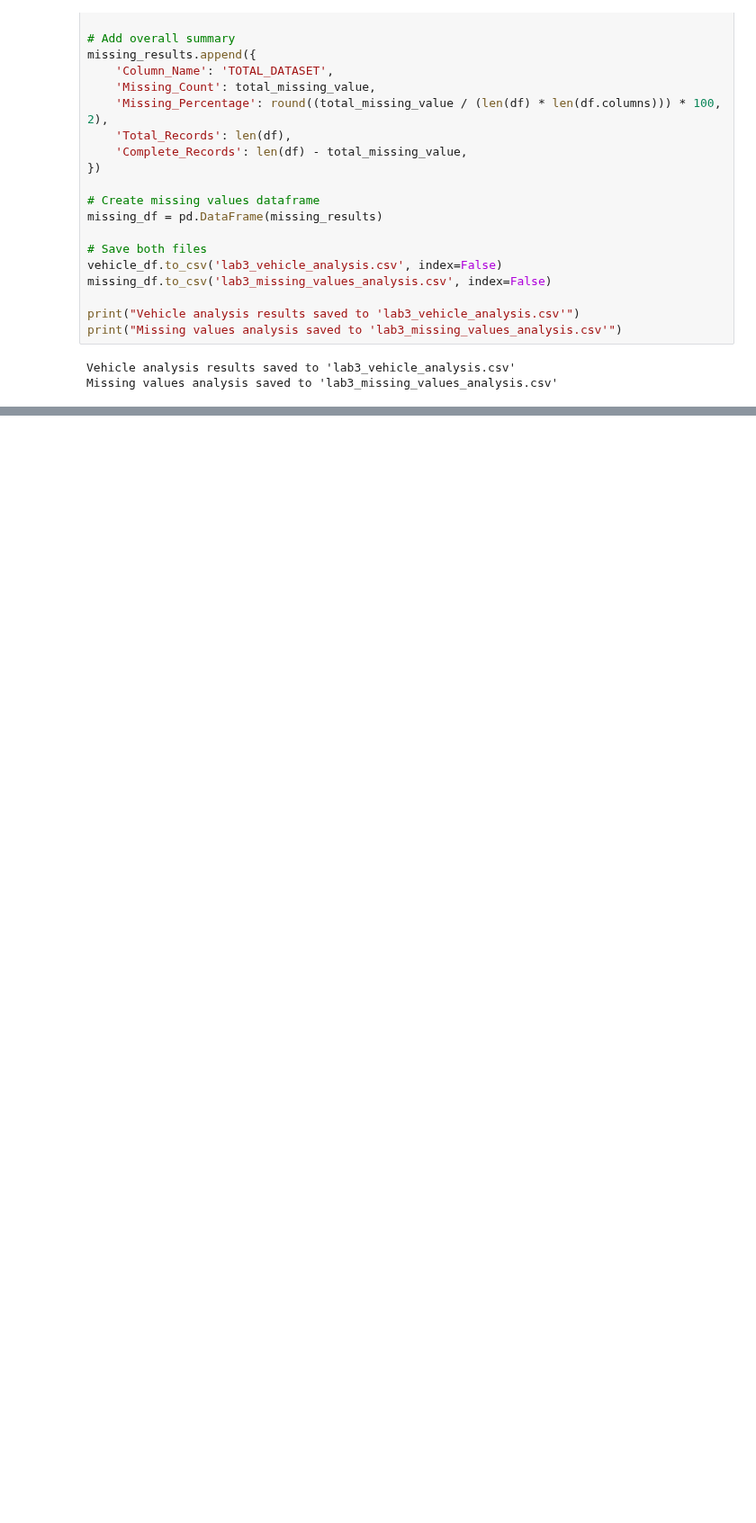
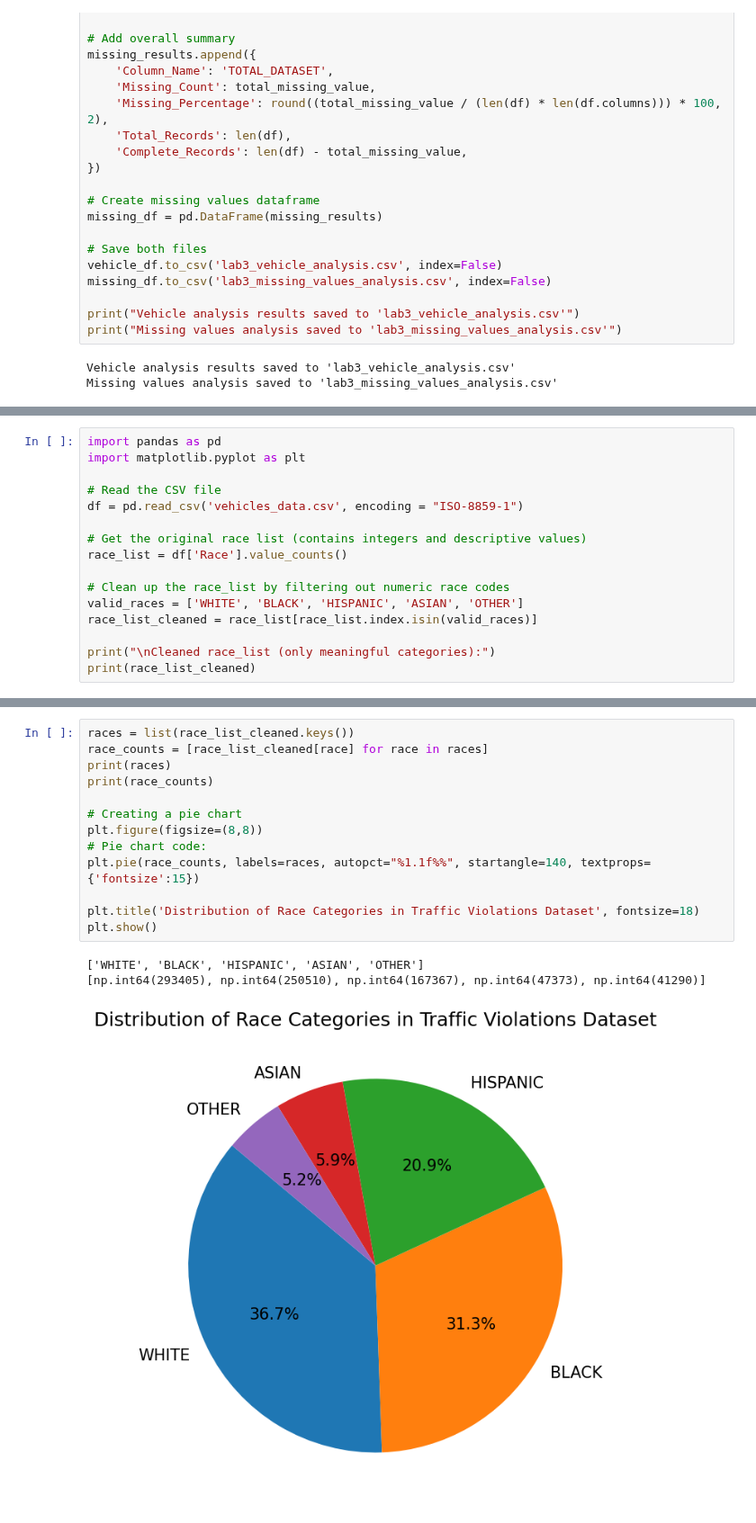
Before and after one commit to orchlonn/CS-456, a Jupyter notebook: Labs/Lab-3/Lab3.ipynb, the cells around one changed output, grey strips where cells are left out. Shown at 90% size. Saved outputs shown, nothing was run; the diff lists cells and outputs as text; blank space fills up the shorter version.

Commit message:
4 graphs are added

```diff
--- a/Labs/Lab-3/Lab3.ipynb
+++ b/Labs/Lab-3/Lab3.ipynb
@@ -241,0 +246,16 @@ Missing values analysis saved to 'lab3_missing_values_analysis.csv'
+# %%
+import pandas as pd
+import matplotlib.pyplot as plt
+
+# Read the CSV file
+df = pd.read_csv('vehicles_data.csv', encoding = "ISO-8859-1")
+
+# Get the original race list (contains integers and descriptive values)
+race_list = df['Race'].value_counts()
+
+# Clean up the race_list by filtering out numeric race codes
+valid_races = ['WHITE', 'BLACK', 'HISPANIC', 'ASIAN', 'OTHER']
+race_list_cleaned = race_list[race_list.index.isin(valid_races)]
+
+print("\nCleaned race_list (only meaningful categories):")
+print(race_list_cleaned)
@@ -241,0 +271,17 @@ Missing values analysis saved to 'lab3_missing_values_analysis.csv'
+# %%
+races = list(race_list_cleaned.keys())
+race_counts = [race_list_cleaned[race] for race in races]
+print(races)
+print(race_counts)
+
+# Creating a pie chart
+plt.figure(figsize=(8,8))
+# Pie chart code:
+plt.pie(race_counts, labels=races, autopct="%1.1f%%", startangle=140, textprops={'fontsize':15})
+
+plt.title('Distribution of Race Categories in Traffic Violations Dataset', fontsize=18)
+plt.show()
+# %% [output]
+['WHITE', 'BLACK', 'HISPANIC', 'ASIAN', 'OTHER']
+[np.int64(293405), np.int64(250510), np.int64(167367), np.int64(47373), np.int64(41290)]
+[figure, added]
```
Also changed, not shown: parts of 10 cells of this notebook.
